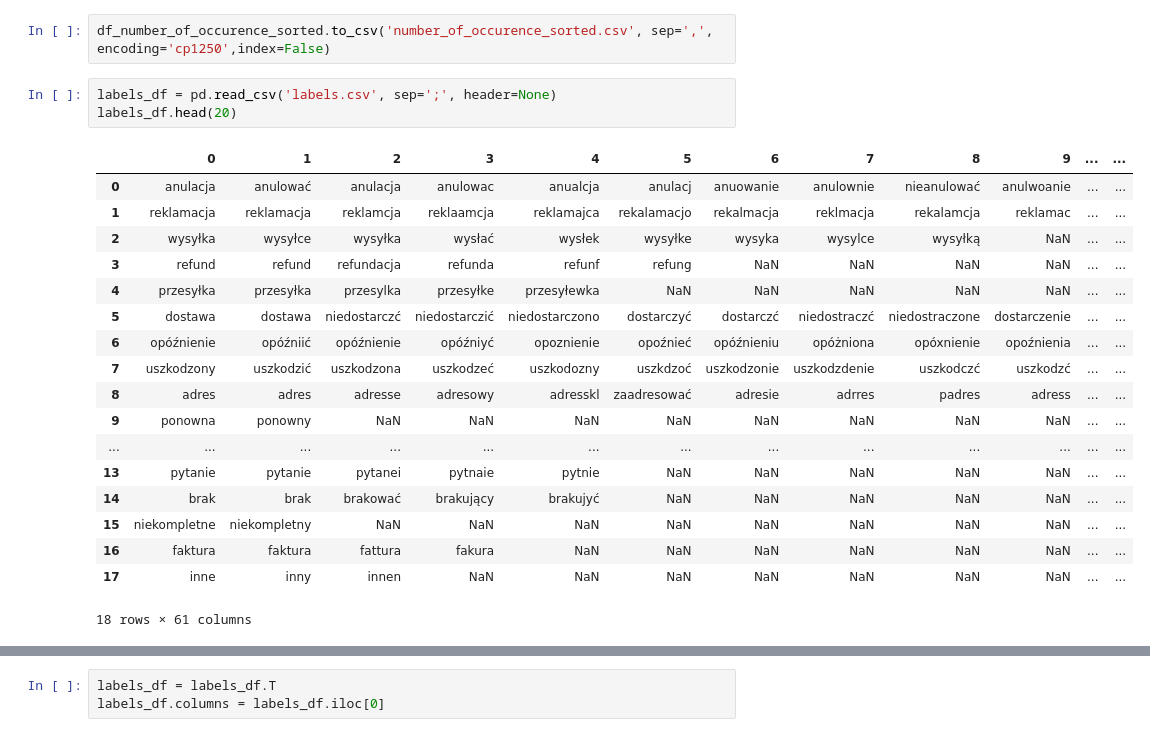
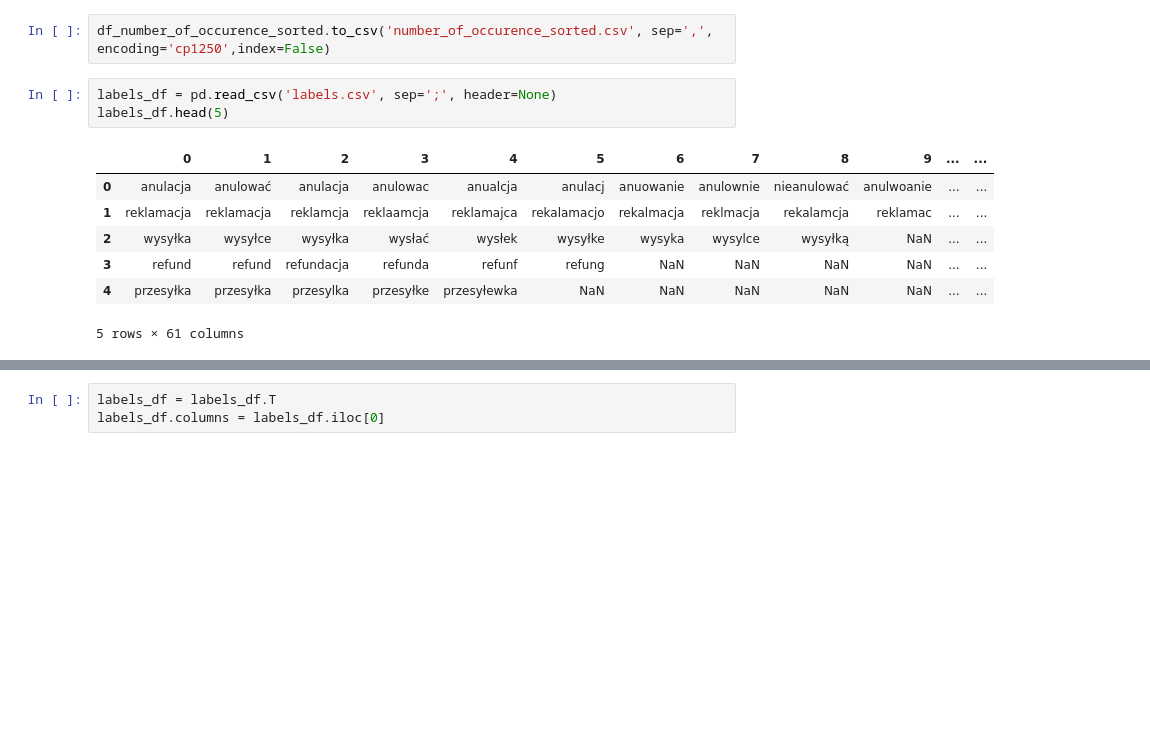
Before and after one commit to arioslock/projects_in_progress, a Jupyter notebook: projekt_koncowy.ipynb, the cells around one changed output, grey strips where cells are left out. Saved outputs shown, nothing was run; the diff lists cells and outputs as text; blank space fills up the shorter version.

```diff
--- a/projekt_koncowy.ipynb
+++ b/projekt_koncowy.ipynb
@@ -346,23 +368,12 @@ df_number_of_occurence_sorted.head(5)
 df_number_of_occurence_sorted.to_csv('number_of_occurence_sorted.csv', sep=',', encoding='cp1250',index=False)
 # %%
 labels_df = pd.read_csv('labels.csv', sep=';', header=None)
-labels_df.head(20)
+labels_df.head(5)
 # %% [output]
 |  | 0 | 1 | 2 | 3 | 4 | 5 | 6 | 7 | 8 | 9 | ... | ... |
 | 0 | anulacja | anulować | anulacja | anulowac | anualcja | anulacj | anuowanie | anulownie | nieanulować | anulwoanie | ... | ... |
 | 1 | reklamacja | reklamacja | reklamcja | reklaamcja | reklamajca | rekalamacjo | rekalmacja | reklmacja | rekalamcja | reklamac | ... | ... |
 | 2 | wysyłka | wysyłce | wysyłka | wysłać | wysłek | wysyłke | wysyka | wysylce | wysyłką | NaN | ... | ... |
 | 3 | refund | refund | refundacja | refunda | refunf | refung | NaN | NaN | NaN | NaN | ... | ... |
 | 4 | przesyłka | przesyłka | przesylka | przesyłke | przesyłewka | NaN | NaN | NaN | NaN | NaN | ... | ... |
-| 5 | dostawa | dostawa | niedostarczć | niedostarczić | niedostarczono | dostarczyć | dostarczć | niedostraczć | niedostraczone | dostarczenie | ... | ... |
-| 6 | opóźnienie | opóźniić | opóźnienie | opóźniyć | opoznienie | opoźnieć | opóźnieniu | opóżniona | opóxnienie | opoźnienia | ... | ... |
-| 7 | uszkodzony | uszkodzić | uszkodzona | uszkodzeć | uszkodozny | uszkdzoć | uszkodzonie | uszkodzdenie | uszkodczć | uszkodzć | ... | ... |
-| 8 | adres | adres | adresse | adresowy | adresskl | zaadresować | adresie | adrres | padres | adress | ... | ... |
-| 9 | ponowna | ponowny | NaN | NaN | NaN | NaN | NaN | NaN | NaN | NaN | ... | ... |
-| ... | ... | ... | ... | ... | ... | ... | ... | ... | ... | ... | ... | ... |
-| 13 | pytanie | pytanie | pytanei | pytnaie | pytnie | NaN | NaN | NaN | NaN | NaN | ... | ... |
-| 14 | brak | brak | brakować | brakujący | brakujyć | NaN | NaN | NaN | NaN | NaN | ... | ... |
-| 15 | niekompletne | niekompletny | NaN | NaN | NaN | NaN | NaN | NaN | NaN | NaN | ... | ... |
-| 16 | faktura | faktura | fattura | fakura | NaN | NaN | NaN | NaN | NaN | NaN | ... | ... |
-| 17 | inne | inny | innen | NaN | NaN | NaN | NaN | NaN | NaN | NaN | ... | ... |
-18 rows × 61 columns
+5 rows × 61 columns
```
Also changed, not shown: parts of 27 cells of this notebook.
